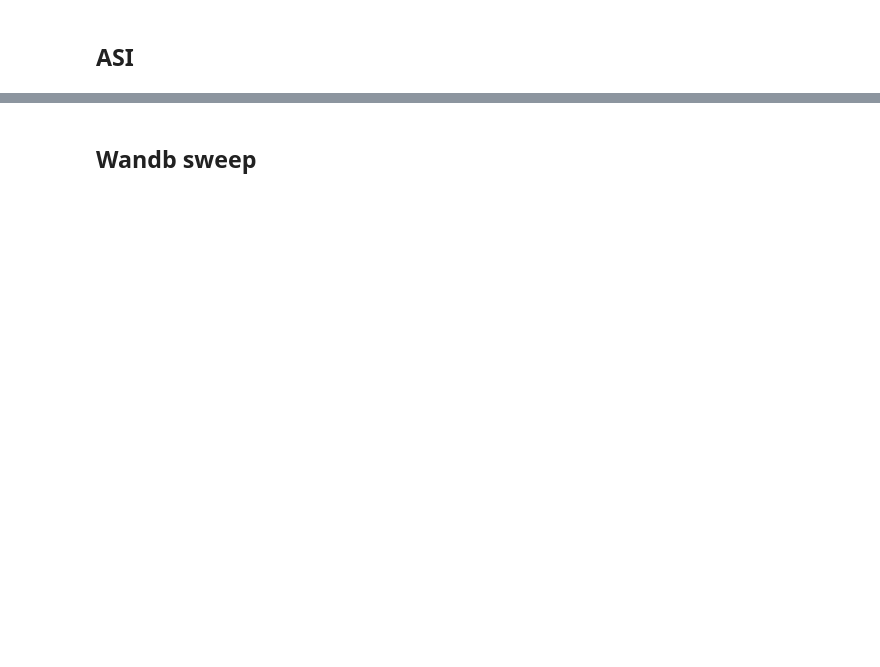
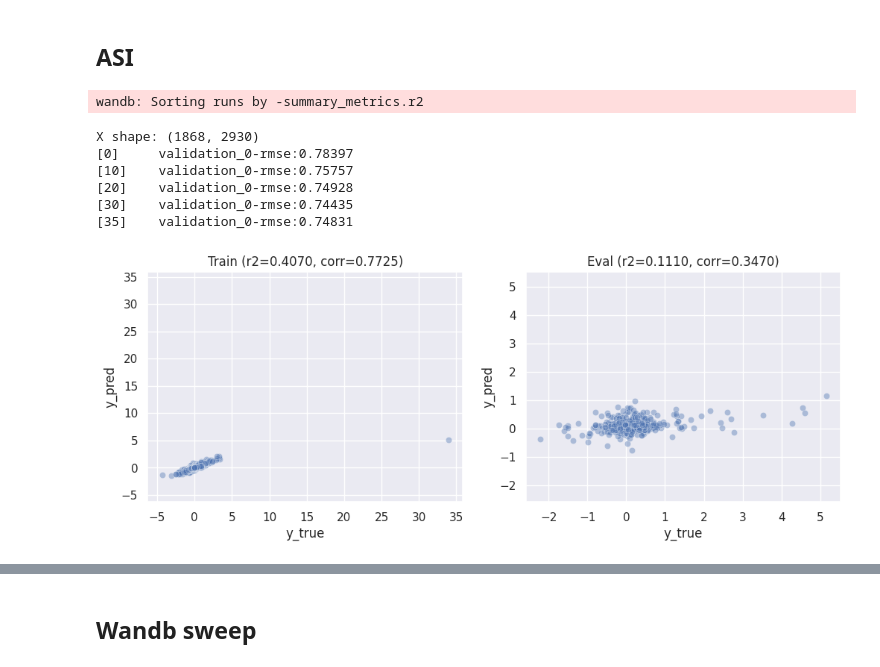
Before and after one commit to ipolharvard/biobank_olink, a Jupyter notebook: notebooks/biomarkers_bp_change.ipynb, the cells around one changed output, grey strips where cells are left out. Drawn from its saved outputs; the diff is of its cells as text; code cells hidden in the pictures; blank space fills up the shorter version.

```diff
--- a/notebooks/biomarkers_bp_change.ipynb
+++ b/notebooks/biomarkers_bp_change.ipynb
@@ -252,9 +303,18 @@ shap.summary_plot(shap_values_dbp, x_dbp.to_pandas(), max_display=min(len(dbp_im
 ## ASI
 # %%
 x_asi, y_asi = get_xy("ASI")
-sbp_sweep = wandb.Api().sweep("olink_change_asi/p2zfmuhv")
+sbp_sweep = wandb.Api().sweep("olink_change_asi/a3tve1cv")
 best_run = sbp_sweep.best_run(order="r2")
 model_asi = eval_xgb(x_asi, y_asi, best_run.config)
+# %% [output]
+wandb: Sorting runs by -summary_metrics.r2
+X shape: (1868, 2930)
+[0]     validation_0-rmse:0.78397
+[10]    validation_0-rmse:0.75757
+[20]    validation_0-rmse:0.74928
+[30]    validation_0-rmse:0.74435
+[35]    validation_0-rmse:0.74831
+[figure, added]
 # %%
 explainer = shap.TreeExplainer(model_asi)
 shap_values_asi = explainer(x_asi)
```
Also changed, not shown: parts of 16 cells of this notebook.
